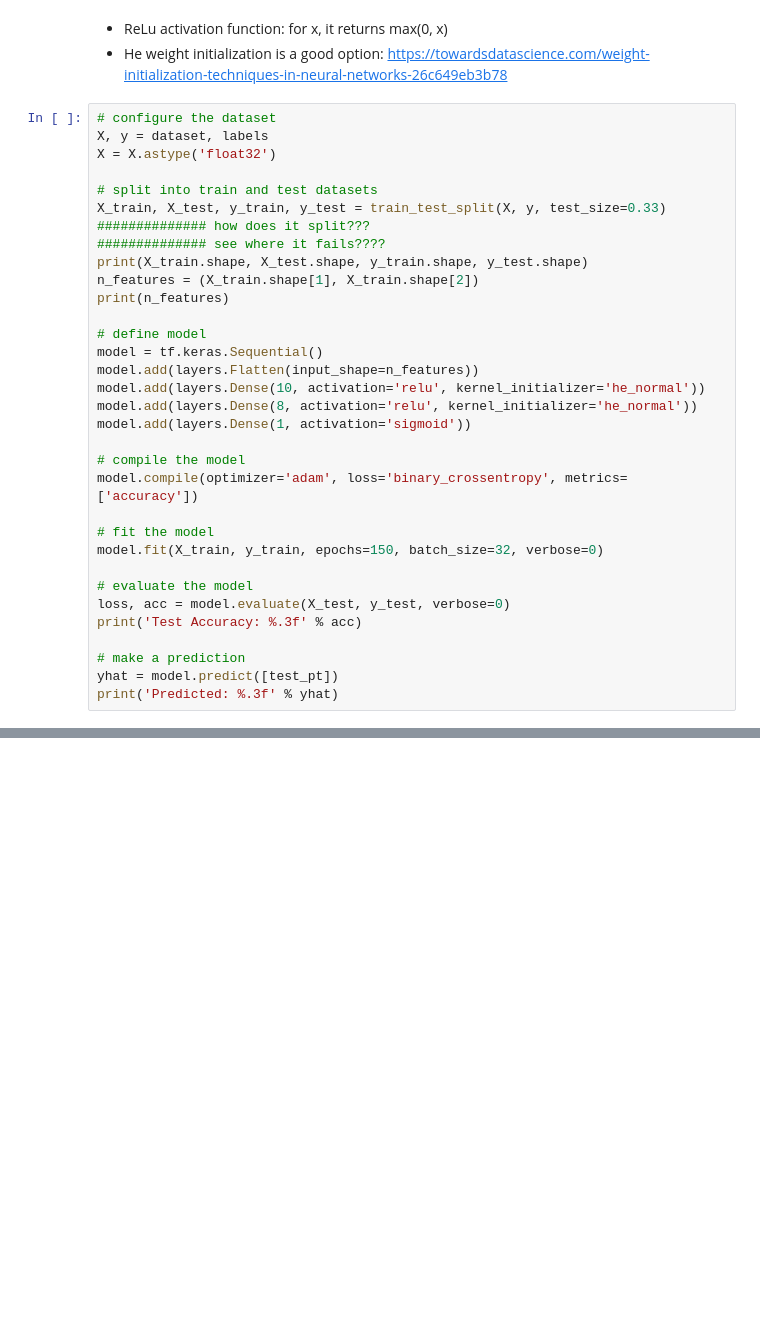
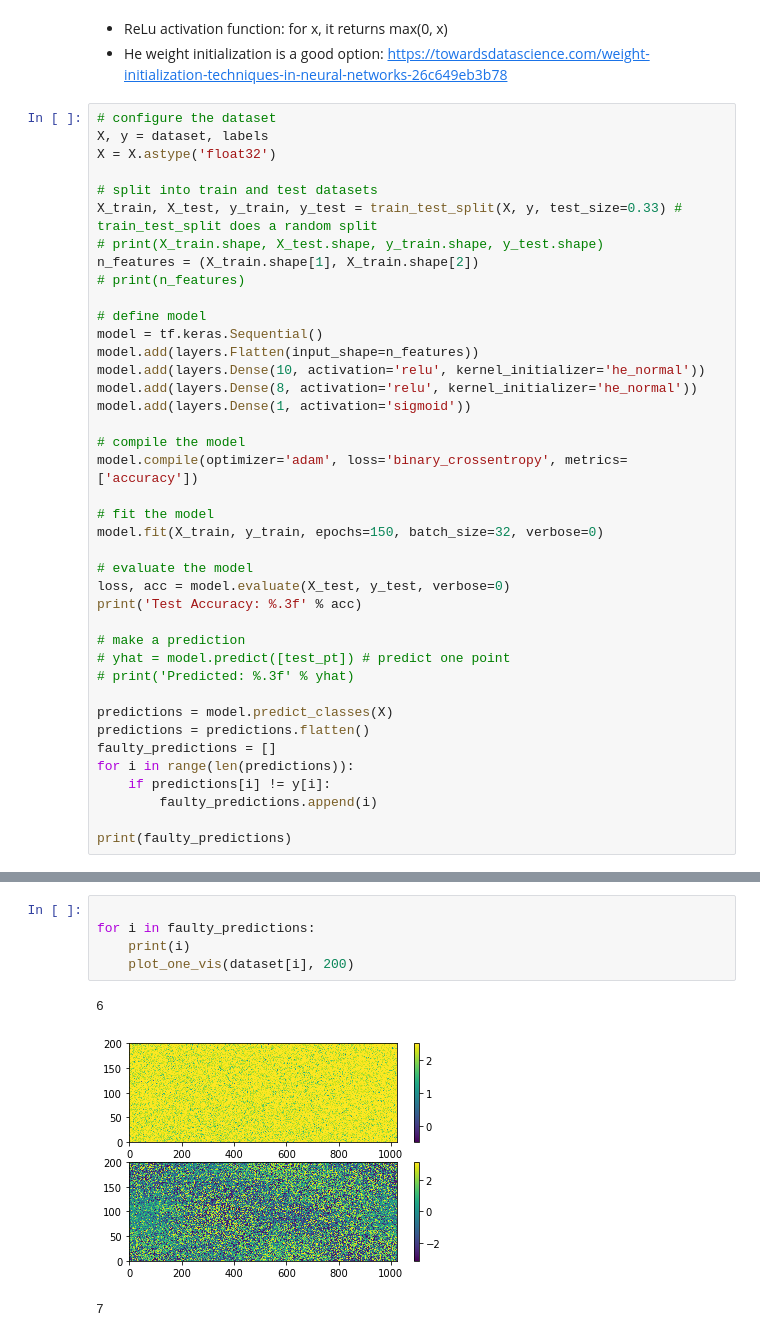
Before and after one commit to musicbyjing/cosmic_dawn_rfi, a Jupyter notebook: classification.ipynb, the cells around one changed output, grey strips where cells are left out. Drawn from its saved outputs; the diff is of its cells as text; blank space fills up the shorter version.

Commit message:
Extract faulty predictions from classifier

```diff
--- a/classification.ipynb
+++ b/classification.ipynb
@@ -29,12 +39,10 @@ X, y = dataset, labels
 X = X.astype('float32')
 
 # split into train and test datasets
-X_train, X_test, y_train, y_test = train_test_split(X, y, test_size=0.33)
-############## how does it split???
-############## see where it fails????
-print(X_train.shape, X_test.shape, y_train.shape, y_test.shape)
+X_train, X_test, y_train, y_test = train_test_split(X, y, test_size=0.33) # train_test_split does a random split
+# print(X_train.shape, X_test.shape, y_train.shape, y_test.shape)
 n_features = (X_train.shape[1], X_train.shape[2])
-print(n_features)
+# print(n_features)
 
 # define model
 model = tf.keras.Sequential()
@@ -54,6 +62,15 @@ loss, acc = model.evaluate(X_test, y_test, verbose=0)
 print('Test Accuracy: %.3f' % acc)
 
 # make a prediction
-yhat = model.predict([test_pt])
-print('Predicted: %.3f' % yhat)
+# yhat = model.predict([test_pt]) # predict one point
+# print('Predicted: %.3f' % yhat)
+
+predictions = model.predict_classes(X)
+predictions = predictions.flatten()
+faulty_predictions = []
+for i in range(len(predictions)):
+	if predictions[i] != y[i]:
+		faulty_predictions.append(i)
+
+print(faulty_predictions)
 # %% [output]
@@ -63,0 +81,9 @@ Predicted: 1.000
+# %%
+
+for i in faulty_predictions:
+    print(i)
+    plot_one_vis(dataset[i], 200)
+# %% [output]
+6
+[figure, added]
+7
```
Also changed, not shown: parts of 8 cells of this notebook, 1 other file.
